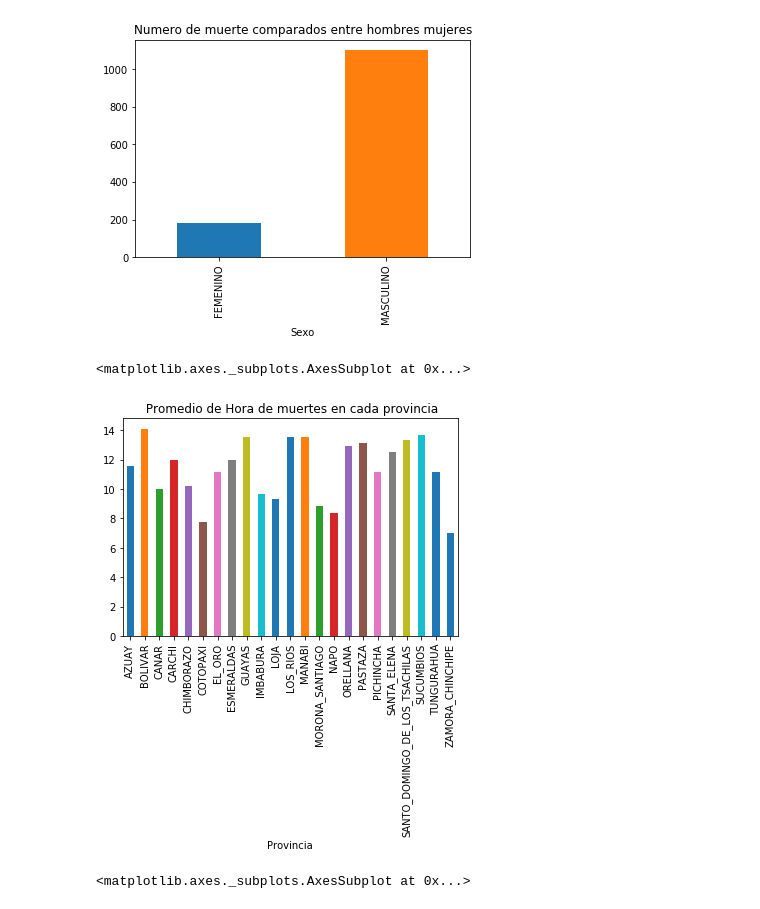
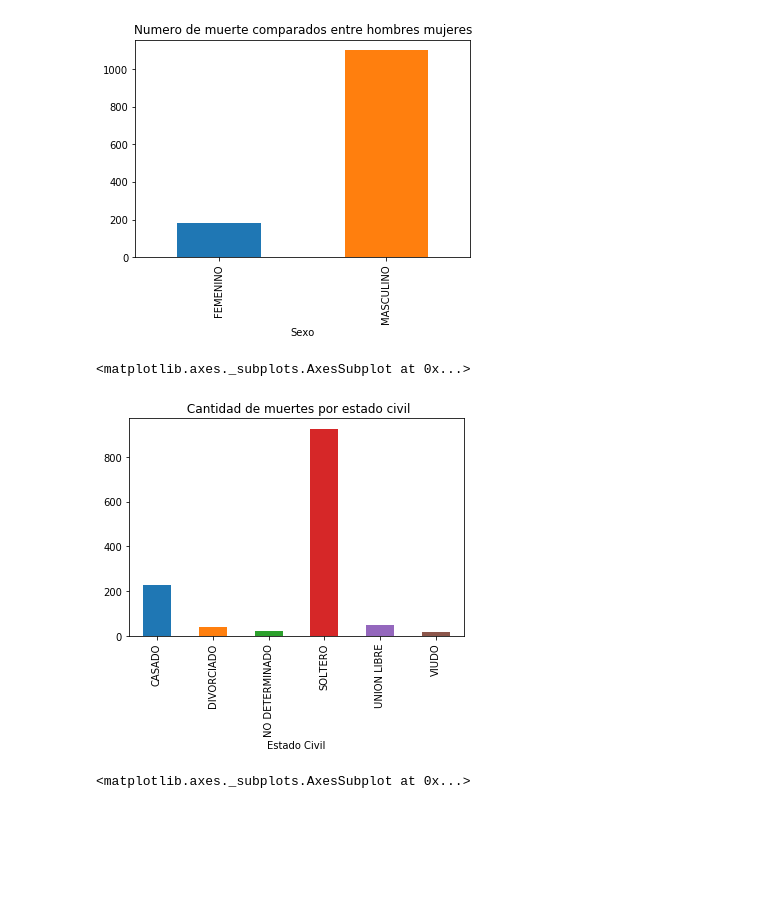
Before and after one commit to 2019-B-GR1-Python/py-velasquez-garcia-luis-enrique, a Jupyter notebook: Proyecto_1bimestre/Proyecto.ipynb, the cells around one changed output. Cells and saved outputs as stored; diff of their text form; code cells hidden in the pictures; blank space fills up the shorter version.

```diff
--- a/Proyecto_1bimestre/Proyecto.ipynb
+++ b/Proyecto_1bimestre/Proyecto.ipynb
@@ -60,10 +62,10 @@ df.groupby('Sexo').count()["Edad"].plot(kind='bar',stacked=True,title="Numero de
 <matplotlib.axes._subplots.AxesSubplot at 0x...>
 [figure]
 # %%
-df.groupby('Provincia').mean()["hora"].plot(kind='bar',stacked=True,title=" Promedio de Hora de muertes en cada provincia")
+df.groupby('Estado Civil').count()["Edad"].plot(kind='bar',stacked=True,title=" Cantidad de muertes por estado civil")
 # %% [output]
 <matplotlib.axes._subplots.AxesSubplot at 0x...>
-[figure, old version]
+[figure, new version]
 # %%
 df.groupby('Provincia').count()['Edad'].plot(kind='bar',stacked=True,title="cantidad de muertes por provincia")
 # %% [output]
```
Also changed, not shown: parts of 6 cells of this notebook, 9 other files.
